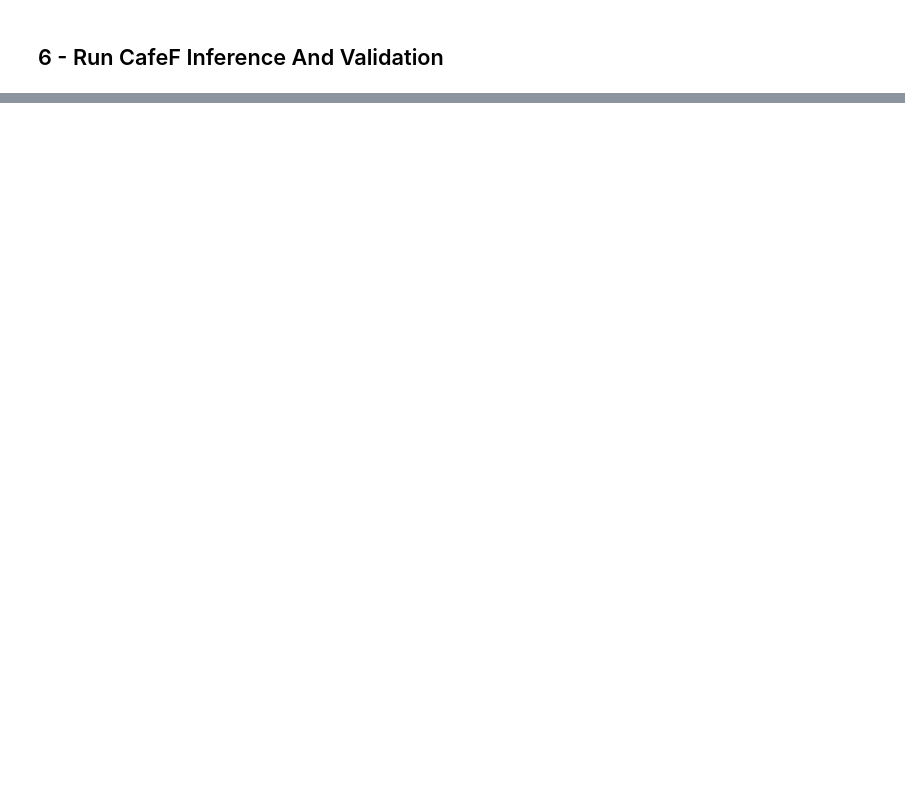
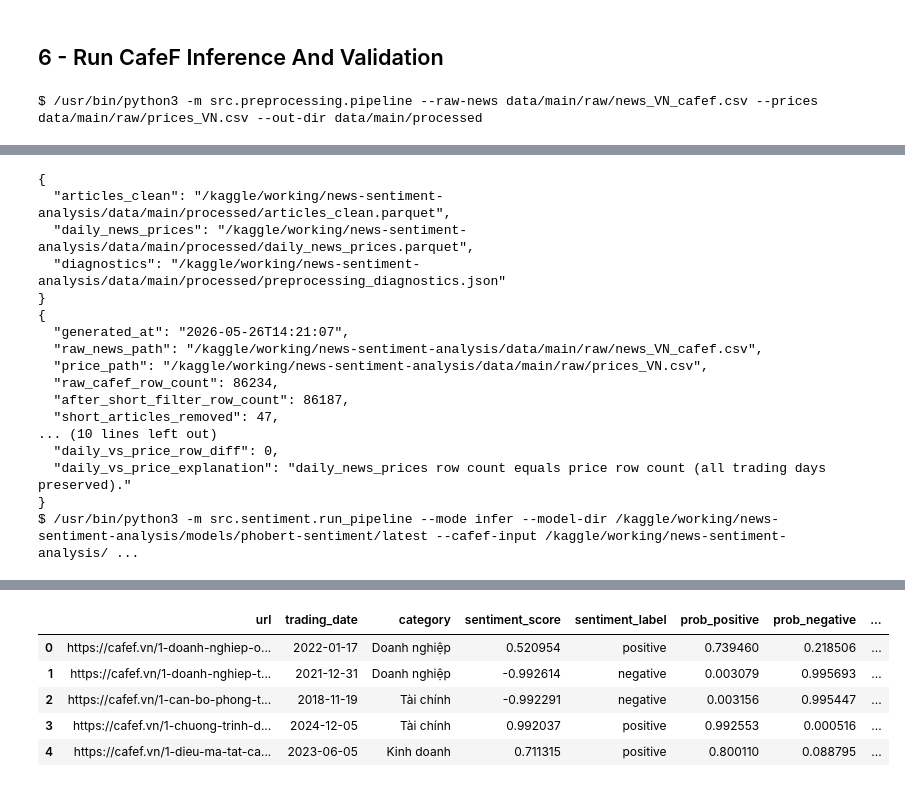
Before and after one commit to tlong-ds/news-sentiment-analysis, a Jupyter notebook: notebooks/02_phobert_finetuning.ipynb, the cells around one changed output, grey strips where cells are left out. Cells and saved outputs as stored; diff of their text form; code cells hidden in the pictures; blank space fills up the shorter version.

```diff
--- a/notebooks/02_phobert_finetuning.ipynb
+++ b/notebooks/02_phobert_finetuning.ipynb
@@ -27,7 +27,10 @@ IS_KAGGLE = Path('/kaggle').exists()
 
 def run_command(*args: str, cwd: str | Path | None = None, display: str | None = None) -> None:
     command = [str(arg) for arg in args]
-    print('$', display or ' '.join(command))
+    cmd_str = display or ' '.join(command)
+    import re
+    cmd_str = re.sub(r'https://[^@]+@github\.com', 'https://<TOKEN>@github.com', cmd_str)
+    print('$', cmd_str)
     subprocess.run(command, check=True, cwd=cwd)
 
 def load_json(path: str | Path) -> dict:
@@ -152,23 +158,30 @@ else:
     print('SETUP_DVC_SERVICE_ACCOUNT is False; skipping DVC auth bootstrap.')
 
 # Import path constants dynamically after project root is setup
+from src.config import CAFEF_DATA_DIR, MODELS_DATA_DIR, PROCESSED_DATA_DIR
 
-TRAINING_INPUT = ROOT / 'data' / 'interim' / 'training_input.parquet'
-TRAINING_OUTPUT = ROOT / 'data' / 'interim' / 'training_corpus.parquet'
-BOOTSTRAP_OUTPUT = ROOT / 'data' / 'interim' / 'training_bootstrap_labels.parquet'
-MERGED_LABELED_OUTPUT = ROOT / 'data' / 'interim' / 'training_labeled.parquet'
+# Stage 1 - Prepare training corpus (train on full_data.csv)
+FULL_DATA_CSV = ROOT / 'data' / 'main' / 'raw' / 'full_data.csv'
+TRAINING_OUTPUT = ROOT / 'data' / 'main' / 'sentiment' / 'training_corpus.parquet'
+
+# Stage 2 - Bootstrap labels (LLM-assisted labeling)
+BOOTSTRAP_OUTPUT = ROOT / 'data' / 'main' / 'sentiment' / 'training_bootstrap_labels.parquet'
+MERGED_LABELED_OUTPUT = ROOT / 'data' / 'main' / 'sentiment' / 'training_labeled.parquet'
+
+# Stage 3 - Train classifier (model artifacts + hyperparameters)
 MODEL_DIR = ROOT / 'models' / 'phobert-sentiment' / 'latest'
-CAFEF_ARTICLES = ROOT / 'data' / 'interim' / 'articles_clean.parquet'
-CAFEF_INPUT = ROOT / 'data' / 'interim' / 'cafef_input.parquet'
-SENTIMENT_OUTPUT = ROOT / 'data' / 'sentiment' / 'article_sentiment_scores.parquet'
-DAILY_NEWS = ROOT / 'data' / 'interim' / 'daily_news_prices.parquet'
-
 BASE_MODEL = os.getenv('PHOBERT_BASE_MODEL', 'vinai/phobert-base-v2')
 BATCH_SIZE = 16
 MAX_LENGTH = 256
 EPOCHS = 2
 LEARNING_RATE = 2e-5
 SEED = 42
+
+# Stage 4 - Inference + validation (CafeF articles only)
+CAFEF_ARTICLES = ROOT / 'data' / 'main' / 'processed' / 'articles_clean.parquet'
+CAFEF_INPUT = ROOT / 'data' / 'main' / 'cafef' / 'cafef_input.parquet'
+SENTIMENT_OUTPUT = ROOT / 'data' / 'main' / 'processed' / 'article_sentiment_scores.parquet'
+DAILY_NEWS = ROOT / 'data' / 'main' / 'processed' / 'daily_news_prices.parquet'
 
 # LLM Bootstrapping configurations
 BOOTSTRAP_BACKEND = 'gemini'
@@ -180,7 +193,3 @@ def run_module(module: str, *args: str) -> None:
 
 for path in [TRAINING_OUTPUT.parent, MODEL_DIR.parent, SENTIMENT_OUTPUT.parent]:
     path.mkdir(parents=True, exist_ok=True)
-
-print('ROOT                :', ROOT)
-print('GITHUB_TOKEN loaded :', bool(os.getenv('GITHUB_TOKEN')))
-print('GEMINI_API_KEY set  :', bool(os.getenv('GEMINI_API_KEY')))
@@ -262,6 +311,14 @@ pd.read_json(MODEL_DIR / 'evaluation.json')
 # %% [markdown]
 ## 6 - Run CafeF Inference And Validation
 # %%
+run_module(
+    'src.preprocessing.pipeline',
+    '--raw-news',
+    'data/main/raw/news_VN_cafef.csv',
+    '--prices', 'data/main/raw/prices_VN.csv',
+    '--out-dir', 'data/main/processed'
+)
+
 run_module(
     'src.sentiment.run_pipeline',
     '--mode', 'infer',
@@ -274,3 +331,5 @@ run_module(
     '--max-length', str(MAX_LENGTH),
 )
 pd.read_parquet(SENTIMENT_OUTPUT).head(5)
+# %% [output]
+$ /usr/bin/python3 -m src.preprocessing.pipeline --raw-news data/main/raw/news_VN_cafef.csv --prices data/main/raw/prices_VN.csv --out-dir data/main/processed
@@ -276,0 +351,17 @@ pd.read_parquet(SENTIMENT_OUTPUT).head(5)
+{
+  "articles_clean": "/kaggle/working/news-sentiment-analysis/data/main/processed/articles_clean.parquet",
+  "daily_news_prices": "/kaggle/working/news-sentiment-analysis/data/main/processed/daily_news_prices.parquet",
+  "diagnostics": "/kaggle/working/news-sentiment-analysis/data/main/processed/preprocessing_diagnostics.json"
+}
+{
+  "generated_at": "2026-05-26T14:21:07",
+  "raw_news_path": "/kaggle/working/news-sentiment-analysis/data/main/raw/news_VN_cafef.csv",
+  "price_path": "/kaggle/working/news-sentiment-analysis/data/main/raw/prices_VN.csv",
+  "raw_cafef_row_count": 86234,
+  "after_short_filter_row_count": 86187,
+  "short_articles_removed": 47,
+... (10 lines left out)
+  "daily_vs_price_row_diff": 0,
+  "daily_vs_price_explanation": "daily_news_prices row count equals price row count (all trading days preserved)."
+}
+$ /usr/bin/python3 -m src.sentiment.run_pipeline --mode infer --model-dir /kaggle/working/news-sentiment-analysis/models/phobert-sentiment/latest --cafef-input /kaggle/working/news-sentiment-analysis/ ...
@@ -276,0 +385,6 @@ pd.read_parquet(SENTIMENT_OUTPUT).head(5)
+|  | url | trading_date | category | sentiment_score | sentiment_label | prob_positive | prob_negative | ... |
+| 0 | https://cafef.vn/1-doanh-nghiep-o... | 2022-01-17 | Doanh nghiệp | 0.520954 | positive | 0.739460 | 0.218506 | ... |
+| 1 | https://cafef.vn/1-doanh-nghiep-t... | 2021-12-31 | Doanh nghiệp | -0.992614 | negative | 0.003079 | 0.995693 | ... |
+| 2 | https://cafef.vn/1-can-bo-phong-t... | 2018-11-19 | Tài chính | -0.992291 | negative | 0.003156 | 0.995447 | ... |
+| 3 | https://cafef.vn/1-chuong-trinh-d... | 2024-12-05 | Tài chính | 0.992037 | positive | 0.992553 | 0.000516 | ... |
+| 4 | https://cafef.vn/1-dieu-ma-tat-ca... | 2023-06-05 | Kinh doanh | 0.711315 | positive | 0.800110 | 0.088795 | ... |
```
Also changed, not shown: parts of 8 cells of this notebook, 1 other file.
